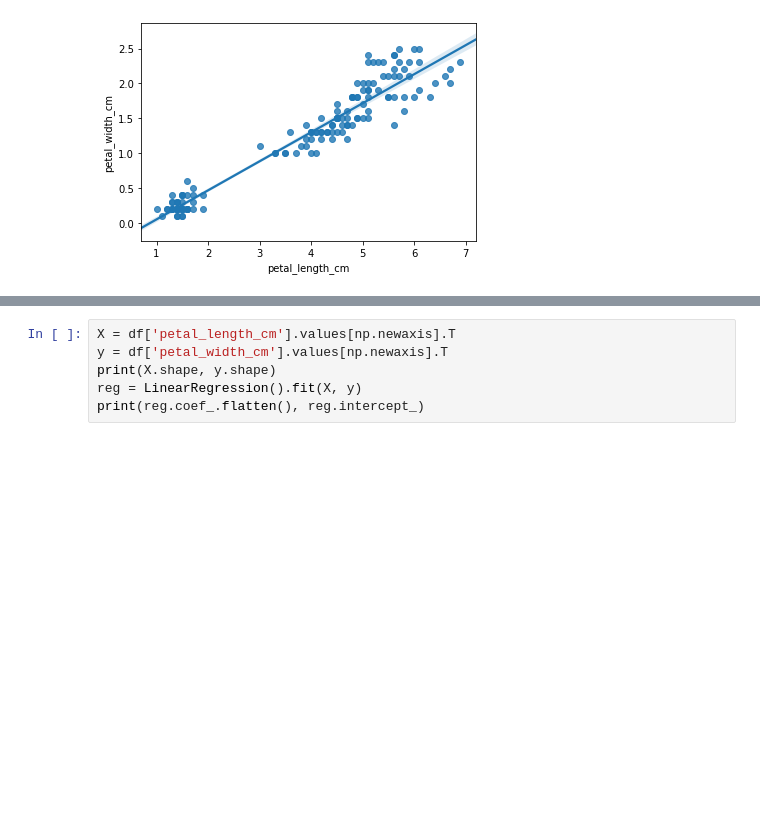
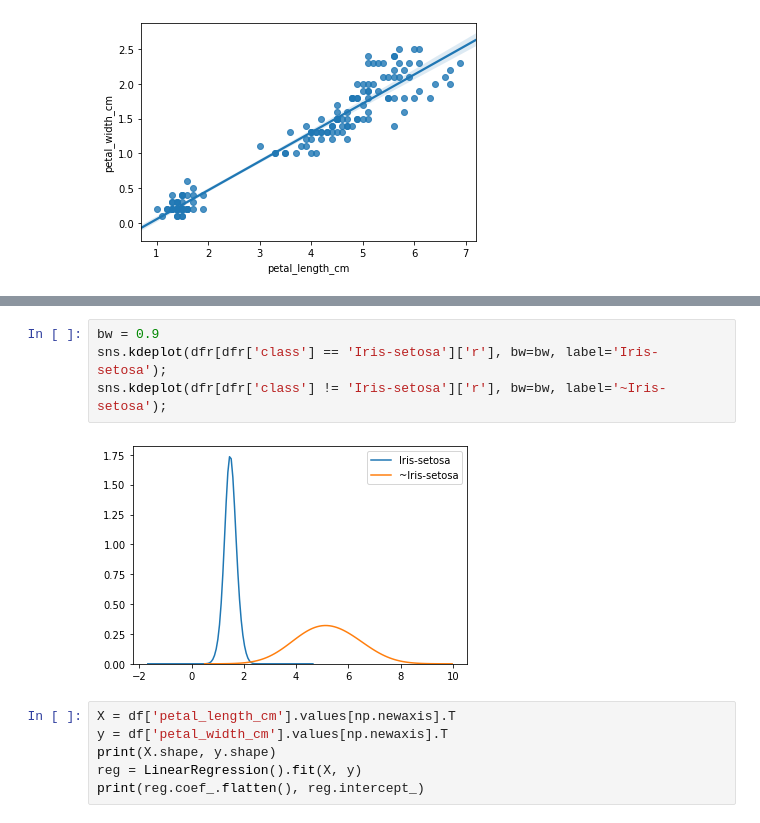
Before and after one commit to peterhillyard/ml-exploration, a Jupyter notebook: iris/explore.ipynb, the cells around one changed output, grey strips where cells are left out. Drawn from its saved outputs; the diff is of its cells as text; blank space fills up the shorter version.

```diff
--- a/iris/explore.ipynb
+++ b/iris/explore.ipynb
@@ -35,3 +79,9 @@ sns.regplot(x='petal_length_cm', y='petal_width_cm', data=df);
+# %%
+bw = 0.9
+sns.kdeplot(dfr[dfr['class'] == 'Iris-setosa']['r'], bw=bw, label='Iris-setosa');
+sns.kdeplot(dfr[dfr['class'] != 'Iris-setosa']['r'], bw=bw, label='~Iris-setosa');
+# %% [output]
+[figure, added]
 # %%
 X = df['petal_length_cm'].values[np.newaxis].T
 y = df['petal_width_cm'].values[np.newaxis].T
```
Also changed, not shown: parts of 16 cells of this notebook.
